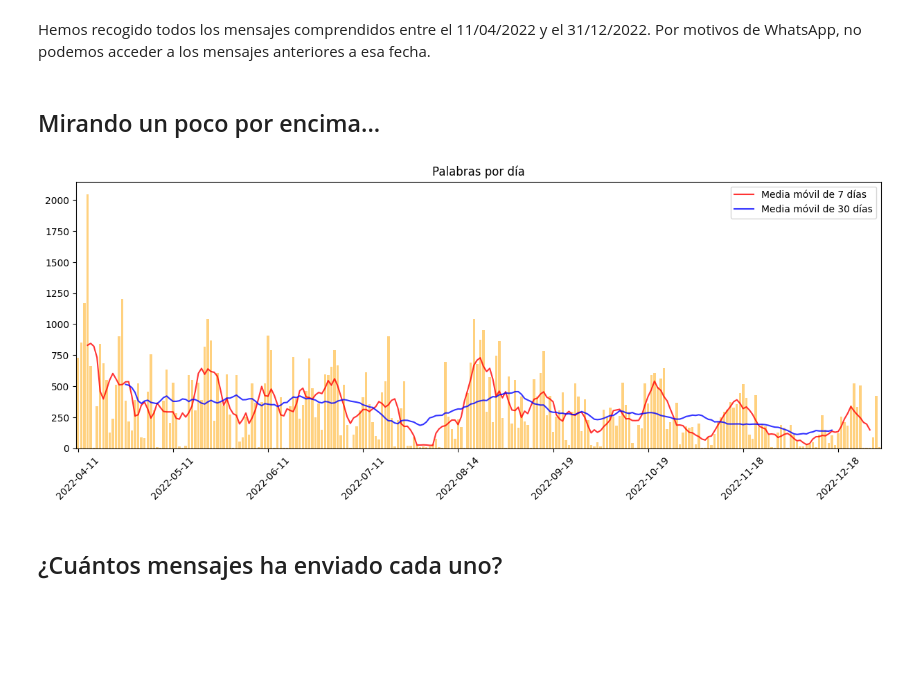
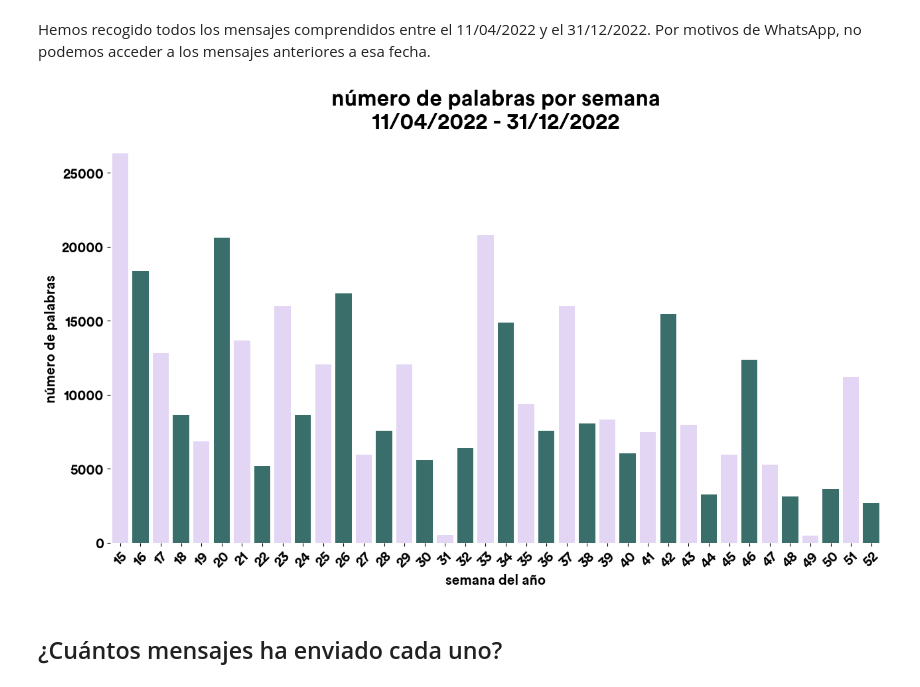
Before and after one commit to aguimorefran/whatsapp-wrapped, a Jupyter notebook: main.ipynb, the cells around one changed output. Drawn from its saved outputs; the diff is of its cells as text; code cells hidden in the pictures; blank space fills up the shorter version.

```diff
--- a/main.ipynb
+++ b/main.ipynb
@@ -99,30 +109,3 @@ last_day = df['date'].max().strftime('%d/%m/%Y')
 md(f"Hemos recogido todos los mensajes comprendidos entre el {first_day} y el {last_day}. Por motivos de WhatsApp, no podemos acceder a los mensajes anteriores a esa fecha.")
 # %% [output]
 Hemos recogido todos los mensajes comprendidos entre el 11/04/2022 y el 31/12/2022. Por motivos de WhatsApp, no podemos acceder a los mensajes anteriores a esa fecha.
-# %% [markdown]
-## Mirando un poco por encima...
-# %%
-# Bar plot of words per day. Only the bars, no data.
-df['word_count'] = df['message'].str.split().str.len()
-x = df['date'].dt.date.value_counts().sort_index().index
-y = df['date'].dt.date.value_counts().sort_index().values
-roll7 = np.convolve(y, np.ones(7)/7, mode='valid')
-roll30 = np.convolve(y, np.ones(30)/30, mode='valid')
-
-# Date ticks only one per month
-ax = df['date'].dt.date.value_counts().sort_index().plot(kind='bar', figsize=(15, 5), color='orange', alpha=0.5, width=0.75)
-ax.set_xticks(range(0, len(x), 30))
-ax.set_xticklabels(x[::30], rotation=45)
-
-# Add rolling average of 7 days and 30 days
-plt.plot(range(3, len(x)-3), roll7, color='red', linewidth=1.5, alpha=0.8)
-# Remove one element from the rolling average of 30 days to match the length of the rolling average of 7 days
-plt.plot(range(15, len(x)-15), roll30[:-1], color='blue', linewidth=1.5, alpha=0.8)
-
-# Legend of rolling average
-plt.legend(['Media móvil de 7 días', 'Media móvil de 30 días'])
-
-plt.title('Palabras por día')
-plt.show()
-# %% [output]
-[figure, removed]
@@ -129,3 +114,18 @@ plt.show()
+# %%
+aux = df.copy()
+aux['week'] = aux['date'].dt.week
+aux_grouped = aux.groupby(['week']).sum().reset_index()
+
+sns.barplot(x='week', y='n_words', data=aux_grouped, palette=rand_color_pair())
+plt.title('número de palabras por semana\n' + first_day + ' - ' + last_day)
+# remove spines and ticks
+sns.despine(left=True, bottom=True)
+plt.xticks(rotation=45)
+plt.xlabel('semana del año')
+plt.ylabel('número de palabras')
+plt.show()
+# %% [output]
+[figure, added]
 # %% [markdown]
 ## ¿Cuántos mensajes ha enviado cada uno?
 # %%
```
Also changed, not shown: parts of 16 cells of this notebook, 2 other files.
